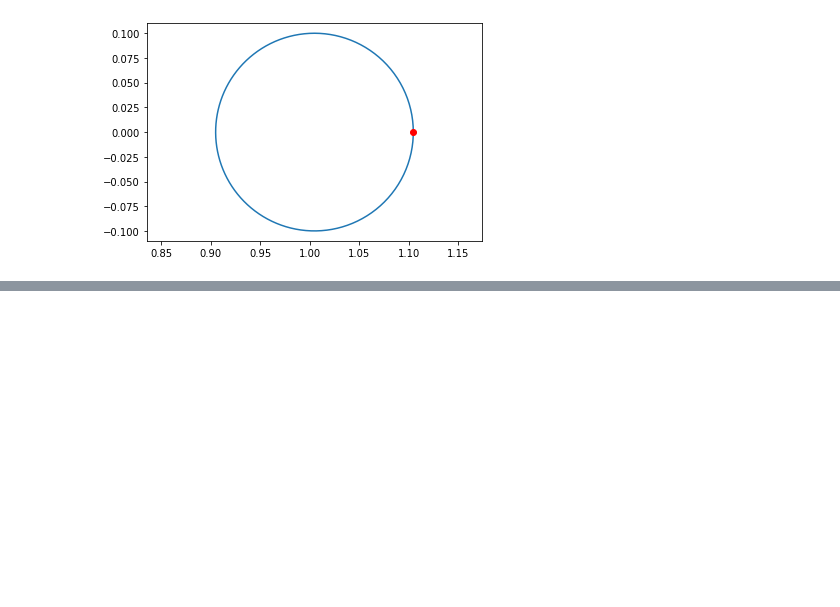
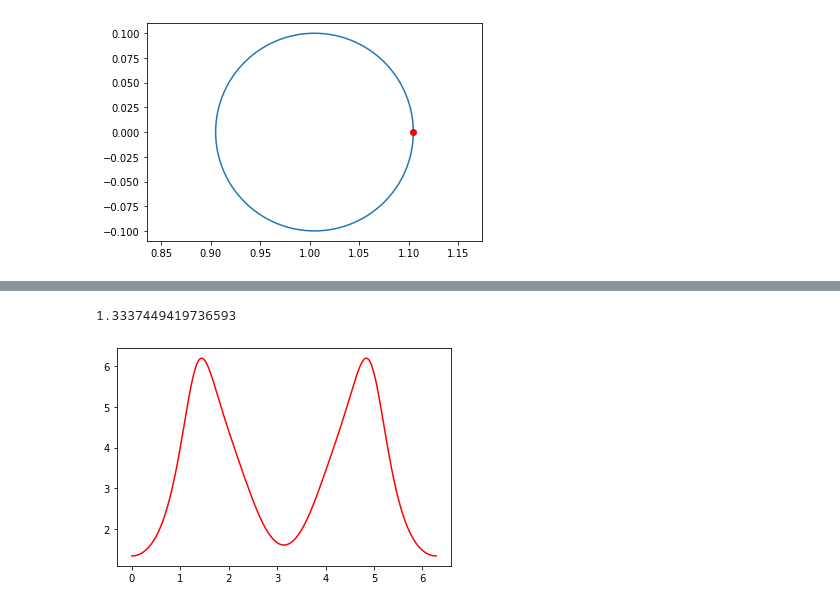
Before and after one commit to madokast/madokast.github.io.old, a Jupyter notebook: books/cct/cct学习/双极点坐标系和弯曲CCT几何分析.ipynb, the cells around one changed output, grey strips where cells are left out. Cells and saved outputs as stored; diff of their text form; code cells hidden in the pictures; blank space fills up the shorter version.

```diff
--- a/books/cct/cct学习/双极点坐标系和弯曲CCT几何分析.ipynb
+++ b/books/cct/cct学习/双极点坐标系和弯曲CCT几何分析.ipynb
@@ -73,0 +105,14 @@ MovieWriter imagemagick unavailable; using Pillow instead.
+# %%
+z0 = 9.2 # mm
+r = 0.113
+
+rib0360 = z0 * np.sqrt(
+    1 - 1/
+    (1+(r**2)/(fd0360**2))
+) - 3
+# %%
+plt.plot(lin0360,rib0360,'r')
+print(min(rib0360))
+# %% [output]
+1.3337449419736593
+[figure, added]
```
Also changed, not shown: parts of 6 cells of this notebook, 13 other files.
